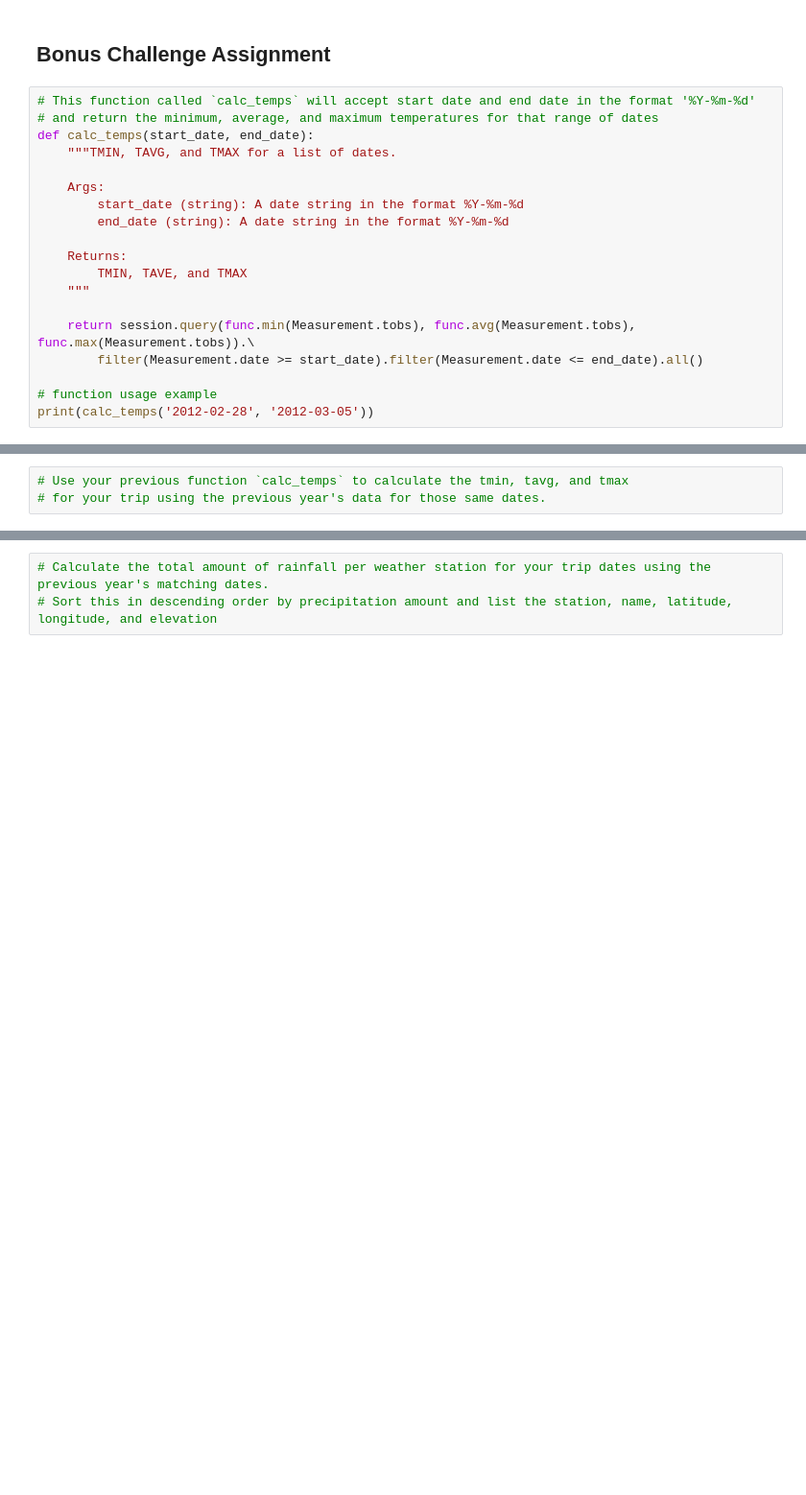
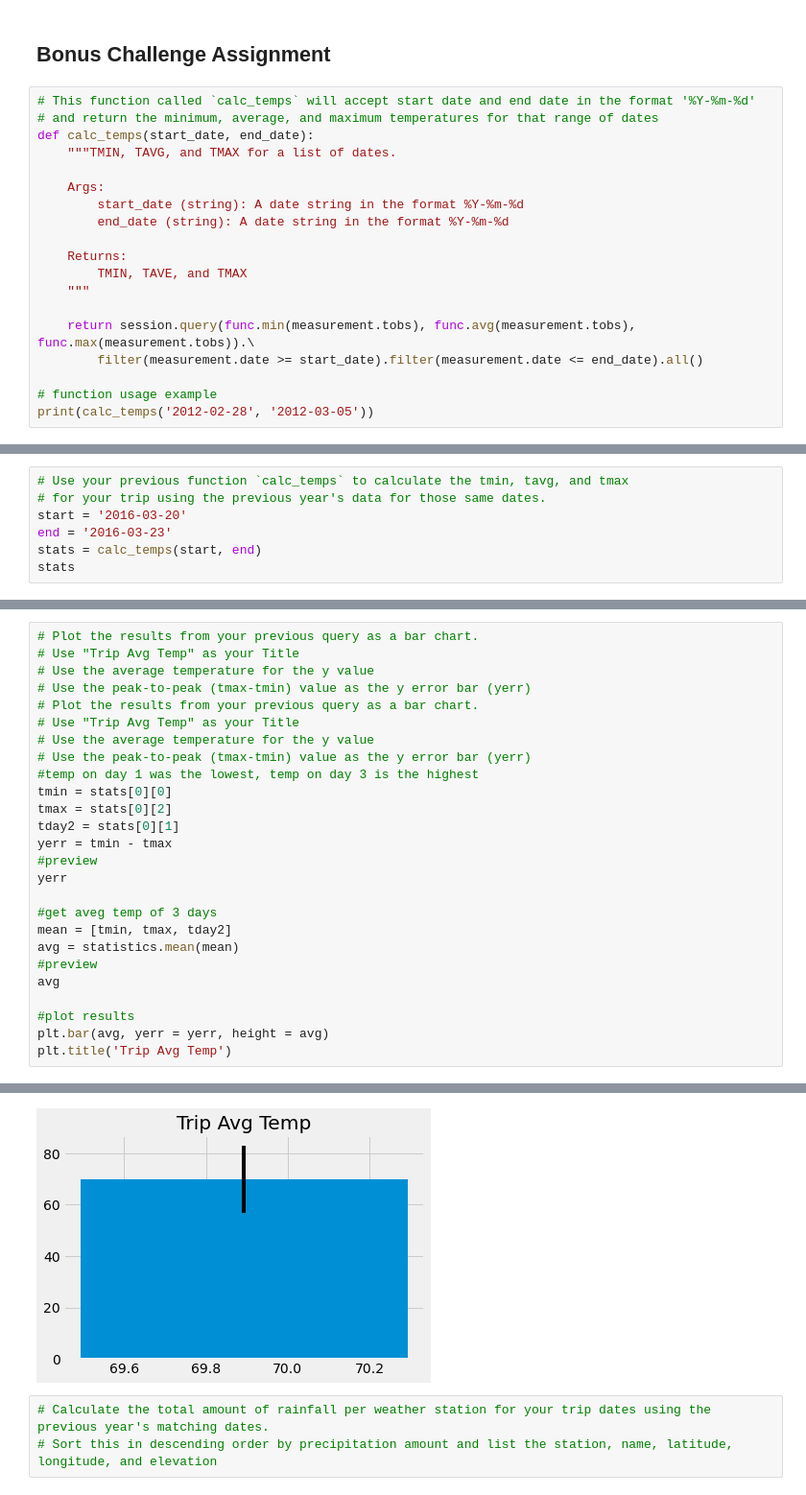
Before and after one commit to maximizo/SQL-Weather-Data-Analysis, a Jupyter notebook: surfsup.ipynb, the cells around one changed output, grey strips where cells are left out. Shown at 96% size. Drawn from its saved outputs; the diff is of its cells as text; blank space fills up the shorter version.

```diff
--- a/surfsup.ipynb
+++ b/surfsup.ipynb
@@ -158,8 +159,8 @@ def calc_temps(start_date, end_date):
         TMIN, TAVE, and TMAX
     """
 
-    return session.query(func.min(Measurement.tobs), func.avg(Measurement.tobs), func.max(Measurement.tobs)).\
-        filter(Measurement.date >= start_date).filter(Measurement.date <= end_date).all()
+    return session.query(func.min(measurement.tobs), func.avg(measurement.tobs), func.max(measurement.tobs)).\
+        filter(measurement.date >= start_date).filter(measurement.date <= end_date).all()
 
 # function usage example
 print(calc_temps('2012-02-28', '2012-03-05'))
@@ -166,3 +169,7 @@ print(calc_temps('2012-02-28', '2012-03-05'))
 # %%
 # Use your previous function `calc_temps` to calculate the tmin, tavg, and tmax
 # for your trip using the previous year's data for those same dates.
+start = '2016-03-20'
+end = '2016-03-23'
+stats = calc_temps(start, end)
+stats
@@ -173,0 +178,27 @@ print(calc_temps('2012-02-28', '2012-03-05'))
+# %%
+# Plot the results from your previous query as a bar chart.
+# Use "Trip Avg Temp" as your Title
+# Use the average temperature for the y value
+# Use the peak-to-peak (tmax-tmin) value as the y error bar (yerr)
+# Plot the results from your previous query as a bar chart.
+# Use "Trip Avg Temp" as your Title
+# Use the average temperature for the y value
+# Use the peak-to-peak (tmax-tmin) value as the y error bar (yerr)
+#temp on day 1 was the lowest, temp on day 3 is the highest
+tmin = stats[0][0]
+tmax = stats[0][2]
+tday2 = stats[0][1]
+yerr = tmin - tmax
+#preview
+yerr
+
+#get aveg temp of 3 days
+mean = [tmin, tmax, tday2]
+avg = statistics.mean(mean)
+#preview
+avg
+
+#plot results
+plt.bar(avg, yerr = yerr, height = avg)
+plt.title('Trip Avg Temp')
+# %% [output]
@@ -174,3 +206,4 @@ print(calc_temps('2012-02-28', '2012-03-05'))
+[figure, added]
 # %%
 # Calculate the total amount of rainfall per weather station for your trip dates using the previous year's matching dates.
 # Sort this in descending order by precipitation amount and list the station, name, latitude, longitude, and elevation
```
Also changed, not shown: parts of 5 cells of this notebook.
